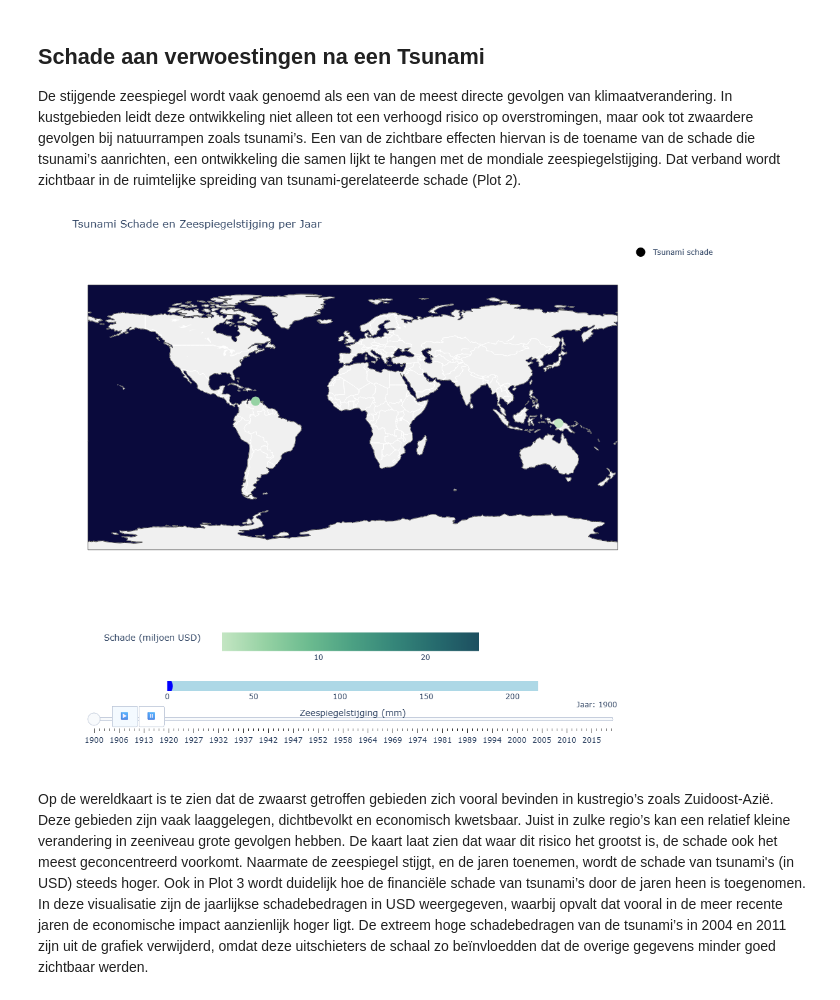
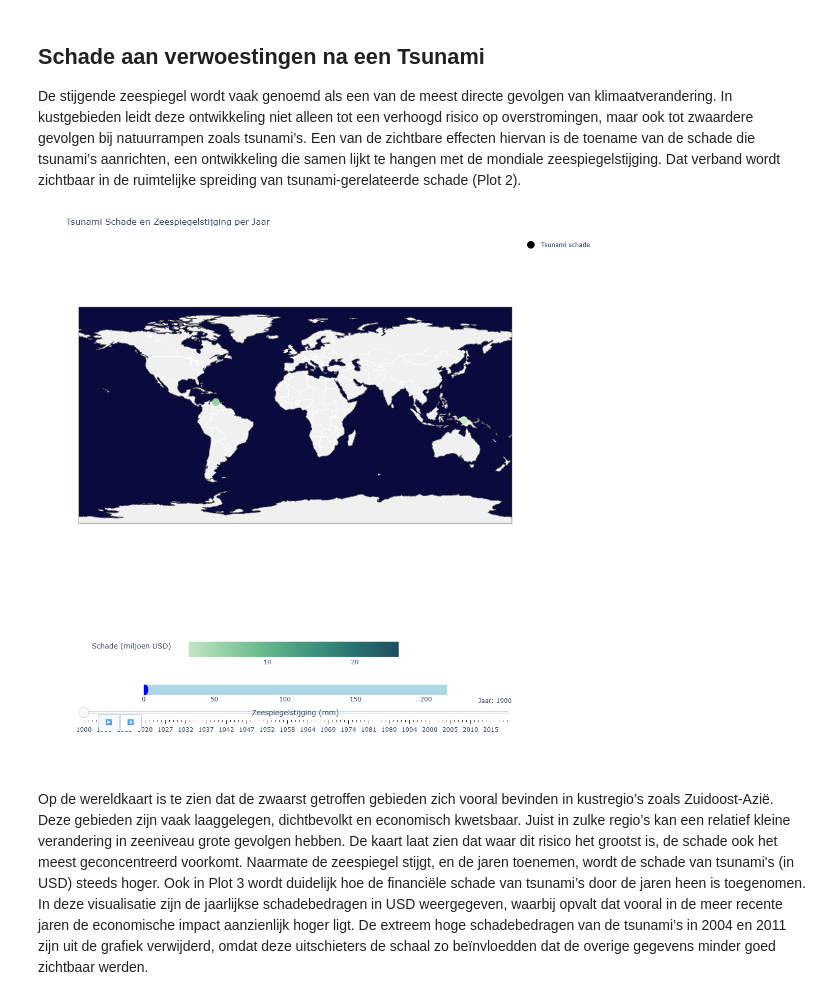
Before and after one commit to roosz/informatievisualisatie, a Jupyter notebook: _build/jupyter_execute/docs/voorindatasory.ipynb, the cells around one changed output. Drawn from its saved outputs; the diff is of its cells as text; code cells hidden in the pictures.

```diff
--- a/_build/jupyter_execute/docs/voorindatasory.ipynb
+++ b/_build/jupyter_execute/docs/voorindatasory.ipynb
@@ -298,7 +298,7 @@ fig.update_layout(
         lataxis_range=[-90, 90],
         domain=dict(x=[0, 1], y=[0.3, 1])  # kaart groter maken (lager beginnen)
     ),
-    height=900,  # verhoogde hoogte om alles te laten passen
+    height=1100,  # verhoogde hoogte om alles te laten passen
     margin=dict(t=50, b=50),
 
     coloraxis=dict(
@@ -362,34 +362,34 @@ fig.update_layout(
                 args=[None, {'frame': {'duration': 600, 'redraw': True}, 'fromcurrent': True}],
                 label='▶️'
             ),
             dict(
                 method='animate',
                 args=[[None], {'frame': {'duration': 0, 'redraw': False}, 'mode': 'immediate'}],
                 label='⏸️'
             )
         ]
     )],
 
     # Slider (jaarbalk) iets lager dan knoppen
     sliders=[{
         "currentvalue": {"prefix": "Jaar: ", "visible": True, "xanchor": "right"},
         "steps": [{
             "args": [[str(year)], {"frame": {"duration": 800, "redraw": True}, "mode": "immediate"}],
             "label": str(year),
             "method": "animate"
         } for year in years],
         "x": 0,
         "y": 0.15,  # lager dan de knoppen
         "len": 1.0,
         "xanchor": "left",
         "yanchor": "top",
         "pad": {"b": 10, "t": 50},
     }]
 )
 
 fig.show()
 # %% [output]
-[figure, old version]
+[figure, new version]
 # %% [markdown]
 Op de wereldkaart is te zien dat de zwaarst getroffen gebieden zich vooral bevinden in kustregio’s zoals Zuidoost-Azië. Deze gebieden zijn vaak laaggelegen, dichtbevolkt en economisch kwetsbaar. Juist in zulke regio’s kan een relatief kleine verandering in zeeniveau grote gevolgen hebben. De kaart laat zien dat waar dit risico het grootst is, de schade ook het meest geconcentreerd voorkomt. Naarmate de zeespiegel stijgt, en de jaren toenemen, wordt de schade van tsunami's (in USD) steeds hoger.
 Ook in Plot 3 wordt duidelijk hoe de financiële schade van tsunami’s door de jaren heen is toegenomen. In deze visualisatie zijn de jaarlijkse schadebedragen in USD weergegeven, waarbij opvalt dat vooral in de meer recente jaren de economische impact aanzienlijk hoger ligt. De extreem hoge schadebedragen van de tsunami’s in 2004 en 2011 zijn uit de grafiek verwijderd, omdat deze uitschieters de schaal zo beïnvloedden dat de overige gegevens minder goed zichtbaar werden.
```
Also changed, not shown: parts of 4 cells of this notebook, 7 other files.
